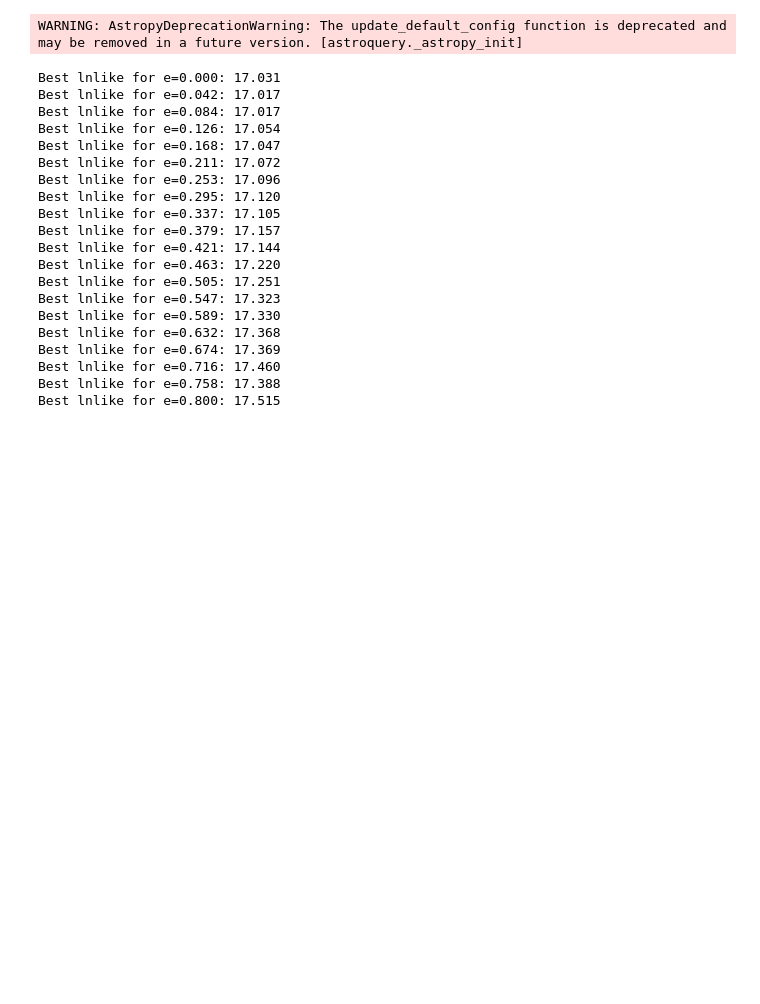
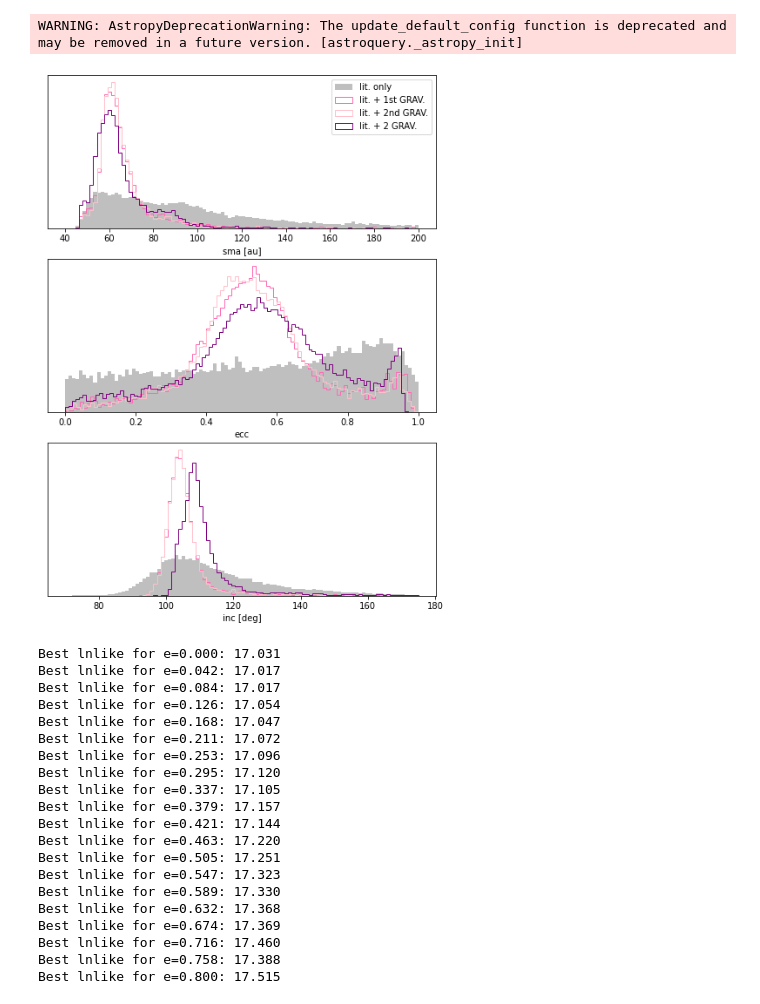
Before and after one commit to sblunt/hip65426, a Jupyter notebook: orbit_plots.ipynb, the cells around one changed output. Cells and saved outputs as stored; diff of their text form; code cells hidden in the pictures; blank space fills up the shorter version.

```diff
--- a/orbit_plots.ipynb
+++ b/orbit_plots.ipynb
@@ -45,49 +47,55 @@ all_results = {
 # %%
 # make MCMC convergence plots
+params = {'ecc1':'e', 'pan1':'$\\Omega$','aop1':'$\\omega$'}
+for param in params.keys():
 
-param = 'pan1'
+    for res in all_results:
+        smas = res.post[:, res.system.param_idx[param]]
 
-for res in all_results:
-    smas = res.post[:, res.system.param_idx[param]]
+        num_walkers = 1000
+        n_steps = len(smas) // num_walkers
+        chn = smas.reshape((num_walkers, n_steps))
 
-    num_walkers = 1000
-    n_steps = len(smas) // num_walkers
-    chn = smas.reshape((num_walkers, n_steps))
-
-    walkers_to_plot = np.random.choice(num_walkers, size=100, replace=False)
-    plt.figure()
-    for w in walkers_to_plot:
-        plt.plot(chn[w, :], color='k', alpha=0.01)
-    plt.xlabel('step number / 100')
-    plt.ylabel(param)
+        walkers_to_plot = np.random.choice(num_walkers, size=100, replace=False)
+        plt.figure()
+        chop_after = 0 # 2000
+        for w in walkers_to_plot:
+            plt.plot(chn[w, :][chop_after:], color='k', alpha=0.005)
+        plt.xlabel('step number / 100')
+        plt.ylabel(params[param])
+        plt.title('{}'.format(all_results[res][0]))
+        plt.savefig('{}{}chains.png'.format(all_results[res][1], param), dpi=250)
+        plt.close()
 # %%
 # plot all the sma, ecc, and inc posteriors
 fig, ax = plt.subplots(3, 1, figsize=(8,11))
 for a in ax:
     a.set_yticks([])
 
 ax[0].set_xlabel('sma [au]')
 ax[1].set_xlabel('ecc')
 ax[2].set_xlabel('inc [deg]')
 
 plot_dict = {
     nograv_results: {'ec': None, 'fc': 'grey', 'alpha': 0.5, 'histtype':'stepfilled'},
     onegrav_results: {'ec': 'hotpink', 'fc': 'white', 'histtype':'step'},
     other_onegrav_results: {'ec': 'pink', 'fc': 'white', 'histtype':'step'},
     twograv_results: {'ec': 'purple', 'fc': 'white',  'histtype':'step'},
     onlygrav_results: {'ec': None, 'fc': 'skyblue',  'histtype':'stepfilled', 'alpha':0.5}
 }
 
 for res, lab in zip(
-    [nograv_results, onegrav_results, other_onegrav_results, onlygrav_results, twograv_results],
-    ['lit. only', 'lit. + 1st GRAV.', 'lit. + 2nd GRAV.', 'GRAV. only', 'lit. + 2 GRAV.']
+    [nograv_results, onegrav_results, other_onegrav_results, twograv_results],#, onlygrav_results],
+    ['lit. only', 'lit. + 1st GRAV.', 'lit. + 2nd GRAV.', 'lit. + 2 GRAV.']#, 'GRAV. only']
 ):
     ax[0].hist(res.post[:, res.system.param_idx['sma1']], bins=100, range=(40, 200), label=lab, **plot_dict[res], density=True)
     ax[1].hist(res.post[:, res.system.param_idx['ecc1']], bins=100, **plot_dict[res], density=True)
     ax[2].hist(np.degrees(res.post[:, res.system.param_idx['inc1']]), range=(70, 175), bins=100, **plot_dict[res], density=True)
 
 ax[0].legend()
 plt.savefig('results/plots/orbit_compare.png', dpi=250)
+# %% [output]
+[figure, added]
 # %%
 # plot the planetary RV vs the measurement
 
```
Also changed, not shown: parts of 1 cell of this notebook, 1 other file.
